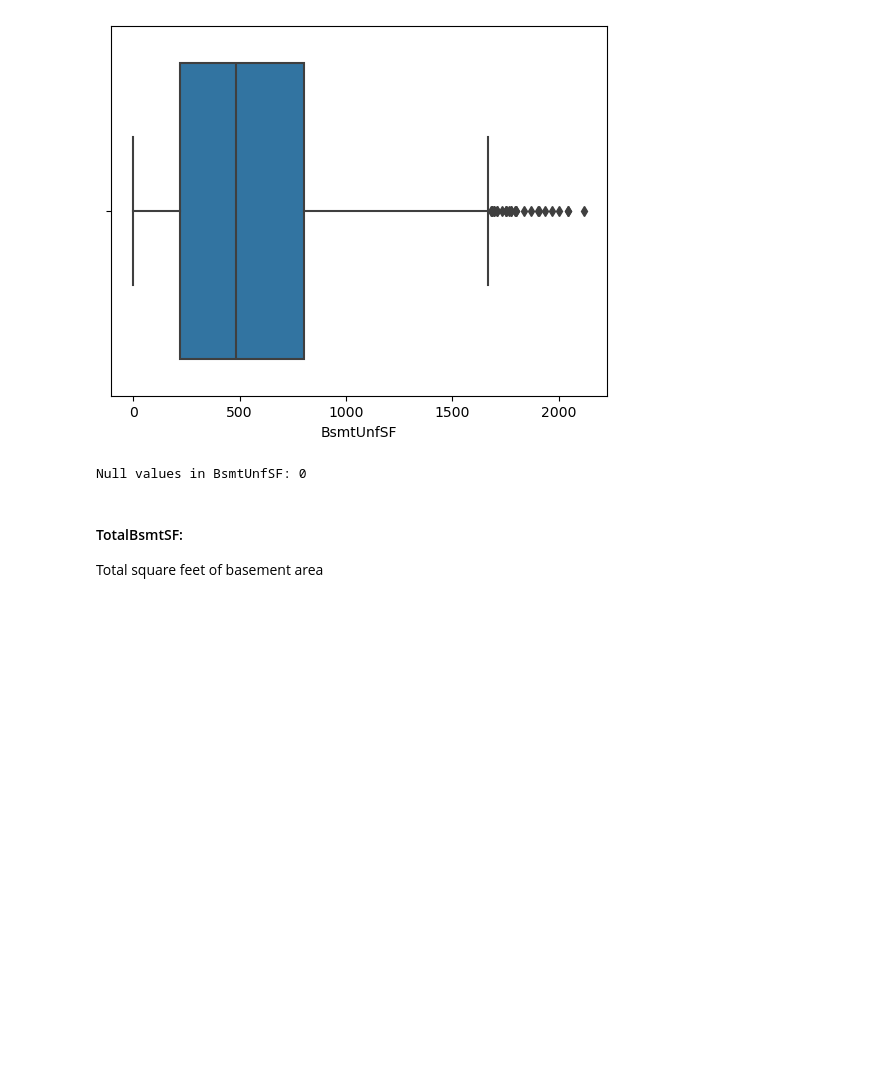
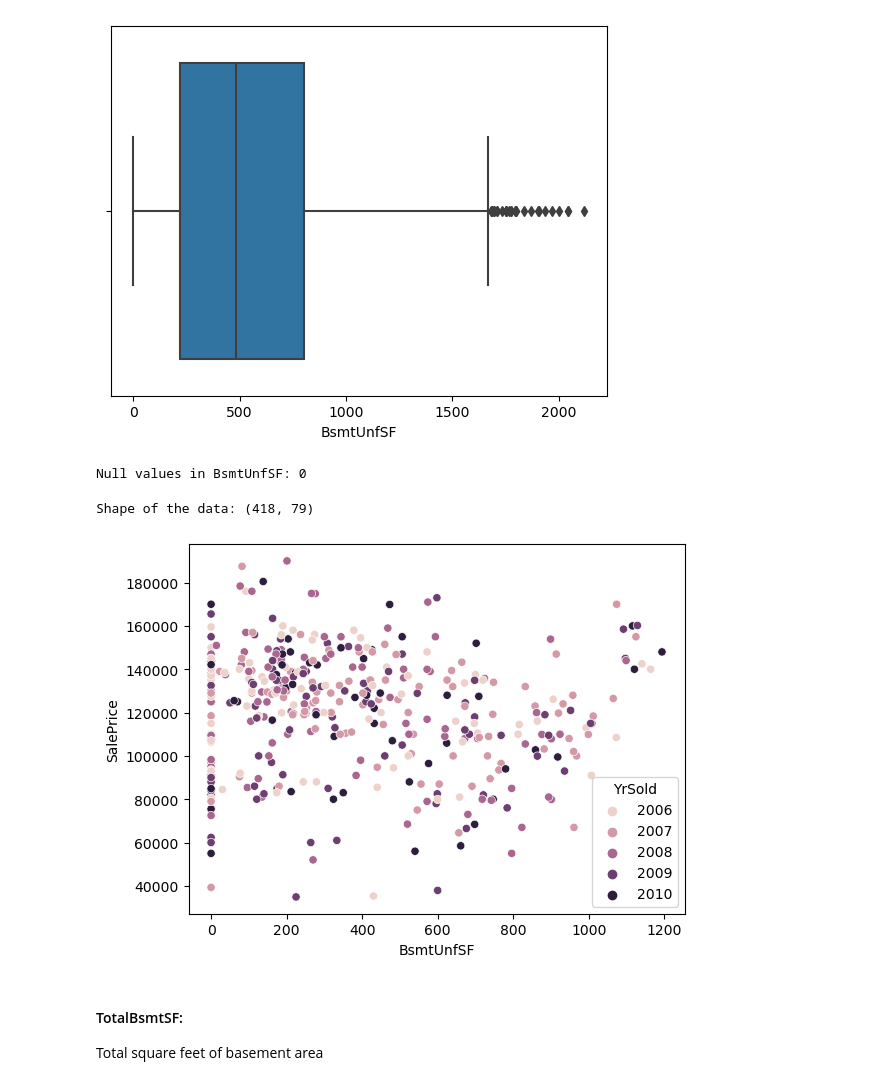
Before and after one commit to bhanu481/Surprise-Housing-Australia, a Jupyter notebook: Surprise-Housing-Australia.ipynb, the cells around one changed output. Cells and saved outputs as stored; diff of their text form; code cells hidden in the pictures; blank space fills up the shorter version.

```diff
--- a/Surprise-Housing-Australia.ipynb
+++ b/Surprise-Housing-Australia.ipynb
@@ -220,6 +228,13 @@ print("Null values in BsmtUnfSF:",df_housing.BsmtUnfSF.isna().sum())
 # %% [output]
 [figure]
 Null values in BsmtUnfSF: 0
+# %%
+print("Shape of the data:", df_housing.shape)
+sns.scatterplot(data=df_housing, x="BsmtUnfSF", y="SalePrice", hue="YrSold")
+plt.show()
+# %% [output]
+Shape of the data: (418, 79)
+[figure, added]
 # %% [markdown]
 #### TotalBsmtSF:
 Total square feet of basement area
```
Also changed, not shown: parts of 12 cells of this notebook.
